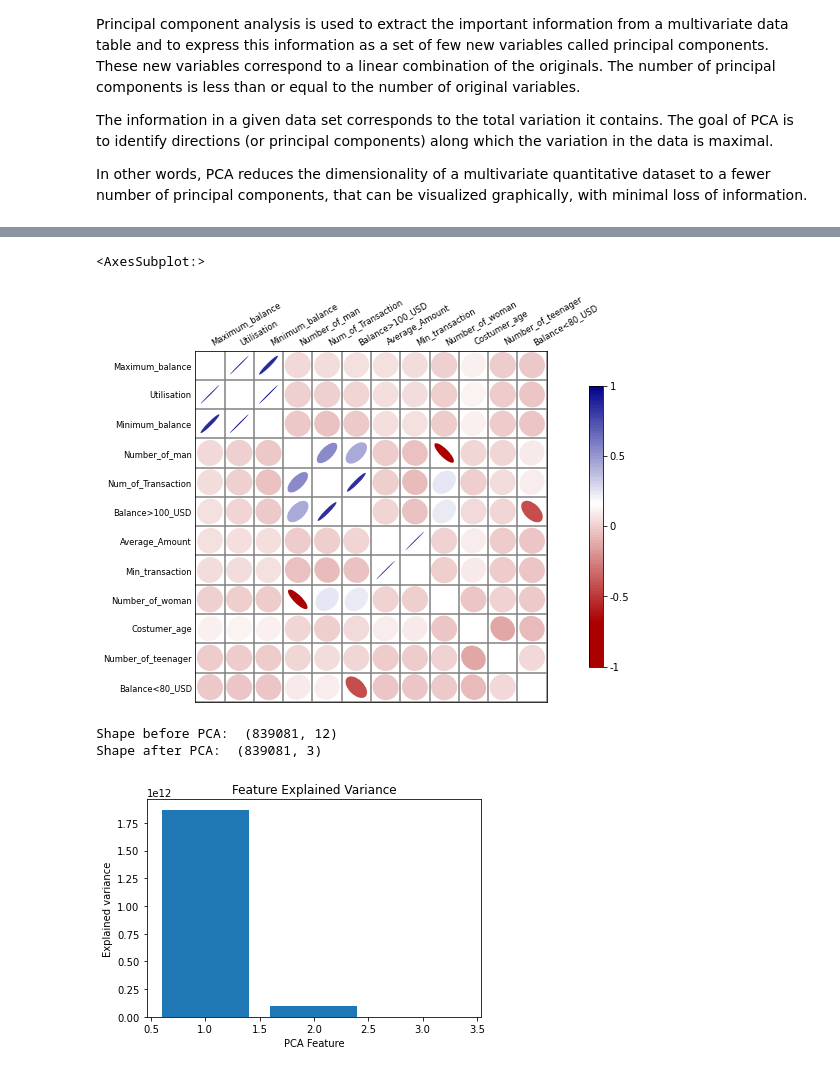
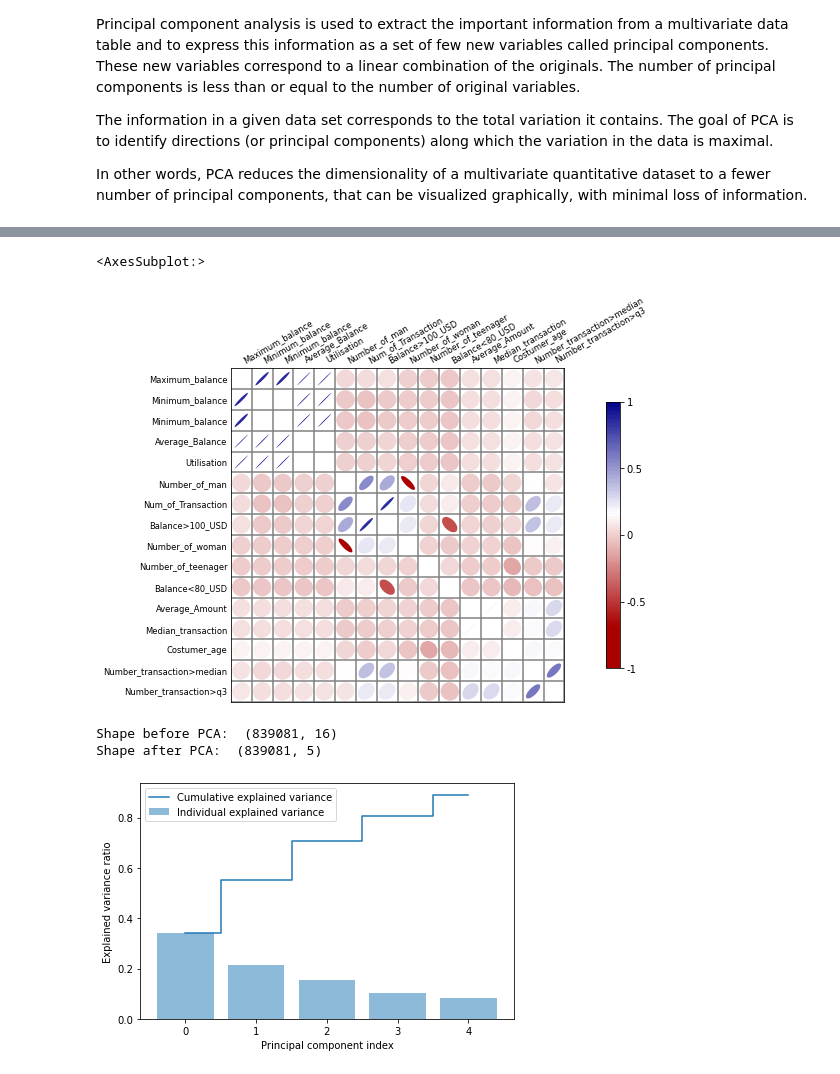
Before and after one commit to PaoloBarba/ADM_HW4, a Jupyter notebook: 2. Grouping customers together!.ipynb, the cells around one changed output, grey strips where cells are left out. Saved outputs shown, nothing was run; the diff lists cells and outputs as text; code cells hidden in the pictures.

```diff
--- a/2. Grouping customers together!.ipynb
+++ b/2. Grouping customers together!.ipynb
@@ -212,20 +224,28 @@ arr_scaled = scaler.fit_transform([Features.Utilisation.values])
 # %%
-quantitavive_columns = ()
+columns = [ "Num_of_Transaction" , "Balance>100_USD"   , "Average_Amount" ,
+            "Costumer_age"  , "Average_Balance" , "Utilisation" , "Maximum_balance" ,
+            "Minimum_balance" , "Median_transaction" , "Number_of_woman" ,  "Number_of_man",
+            "Number_of_teenager" , "Balance<80_USD"  , "Minimum_balance"  ,
+            "Number_transaction>median" , "Number_transaction>q3"  ]
 # %%
-df = Features[["Num_of_Transaction" , "Balance>100_USD",  "Average_Amount" , "Utilisation",  "Costumer_age",  "Min_transaction" , "Number_of_teenager" , "Maximum_balance"  ,"Minimum_balance", "Balance<80_USD", "Number_of_woman" , "Number_of_man"
-  ]]
+data_red = Custumer[columns]
 # %%
-c = Corrplot(df)
+c = Corrplot(data_red)
 c.plot(figsize=(12,6))
 # %% [output]
 <AxesSubplot:>
-[figure, old version]
+[figure, new version]
+# %%
+x = data_red.values #returns a numpy array
+min_max_scaler = preprocessing.MinMaxScaler()
+x_scaled = min_max_scaler.fit_transform(x)
+data_red = pd.DataFrame(x_scaled)
 # %%
-pca = PCA(n_components=3)
-pca_features = pca.fit_transform(df)
+pca = PCA(n_components=5)
+pca_features = pca.fit_transform(data_red)
 
-print('Shape before PCA: ', df.shape)
+print('Shape before PCA: ', data_red.shape)
 print('Shape after PCA: ', pca_features.shape)
 # %% [output]
-Shape before PCA:  (839081, 12)
-Shape after PCA:  (839081, 3)
+Shape before PCA:  (839081, 16)
+Shape after PCA:  (839081, 5)
@@ -236,11 +252,19 @@ pca_df = pd.DataFrame(
 # %%
-plt.bar(
-    range(1,len(pca.explained_variance_)+1),
-    pca.explained_variance_
-    )
-plt.xlabel('PCA Feature')
-plt.ylabel('Explained variance')
-plt.title('Feature Explained Variance')
+# Determine explained variance using explained_variance_ration_ attribute
+exp_var_pca = pca.explained_variance_ratio_
+
+# For visualizing the variance explained by each principal component.
+# Compute the cumulative variance explained by each PCA
+cum_sum_eigenvalues = np.cumsum(exp_var_pca)
+
+# Plots
+
+plt.bar(range(0,len(exp_var_pca)), exp_var_pca, alpha=0.5, align='center', label='Individual explained variance')
+plt.step(range(0,len(cum_sum_eigenvalues)), cum_sum_eigenvalues, where='mid',label='Cumulative explained variance')
+plt.ylabel('Explained variance ratio')
+plt.xlabel('Principal component index')
+plt.legend(loc='best')
+plt.tight_layout()
 plt.show()
 # %% [output]
-[figure, old version]
+[figure, new version]
```
Also changed, not shown: parts of 25 cells of this notebook.
